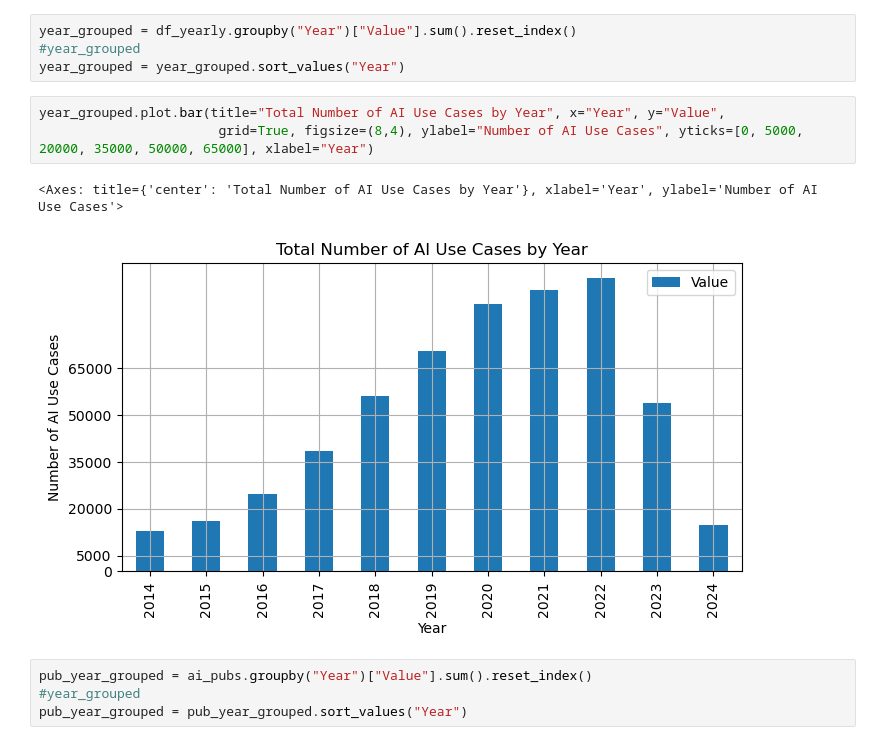
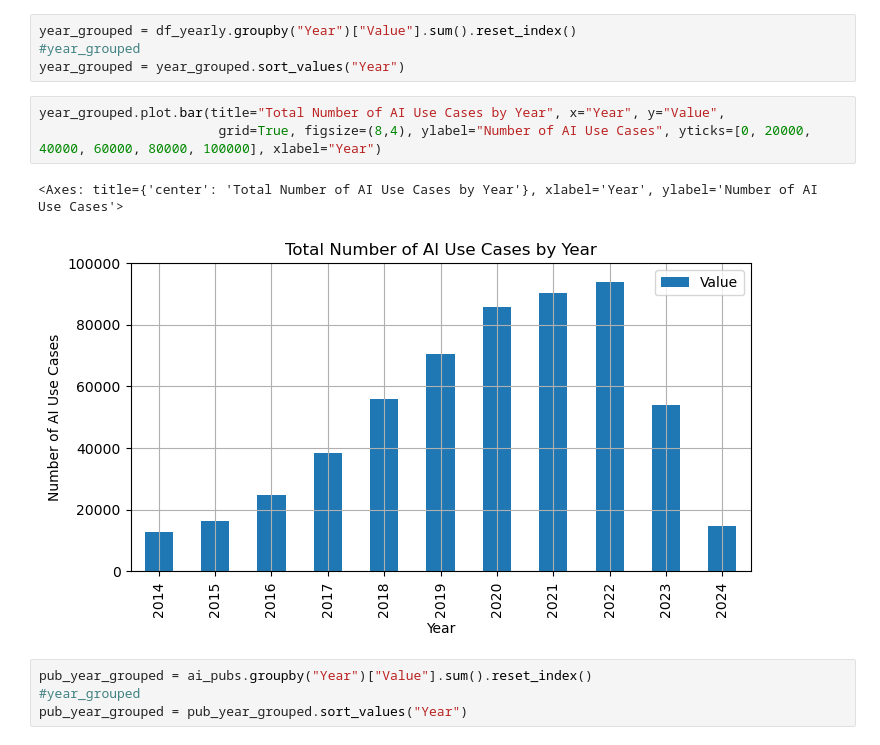
Before and after one commit to sarazarea26/reuproject1, a Jupyter notebook: corporateai.ipynb, the cells around one changed output. Drawn from its saved outputs; the diff is of its cells as text.

```diff
--- a/corporateai.ipynb
+++ b/corporateai.ipynb
@@ -374,10 +397,10 @@ year_grouped = df_yearly.groupby("Year")["Value"].sum().reset_index()
 year_grouped = year_grouped.sort_values("Year")
 # %%
 year_grouped.plot.bar(title="Total Number of AI Use Cases by Year", x="Year", y="Value",
-                       grid=True, figsize=(8,4), ylabel="Number of AI Use Cases", yticks=[0, 5000, 20000, 35000, 50000, 65000], xlabel="Year")
+                       grid=True, figsize=(8,4), ylabel="Number of AI Use Cases", yticks=[0, 20000, 40000, 60000, 80000, 100000], xlabel="Year")
 # %% [output]
 <Axes: title={'center': 'Total Number of AI Use Cases by Year'}, xlabel='Year', ylabel='Number of AI Use Cases'>
-[figure, old version]
+[figure, new version]
 # %%
 pub_year_grouped = ai_pubs.groupby("Year")["Value"].sum().reset_index()
 #year_grouped
```
Also changed, not shown: parts of 4 cells of this notebook, 4 other files.
